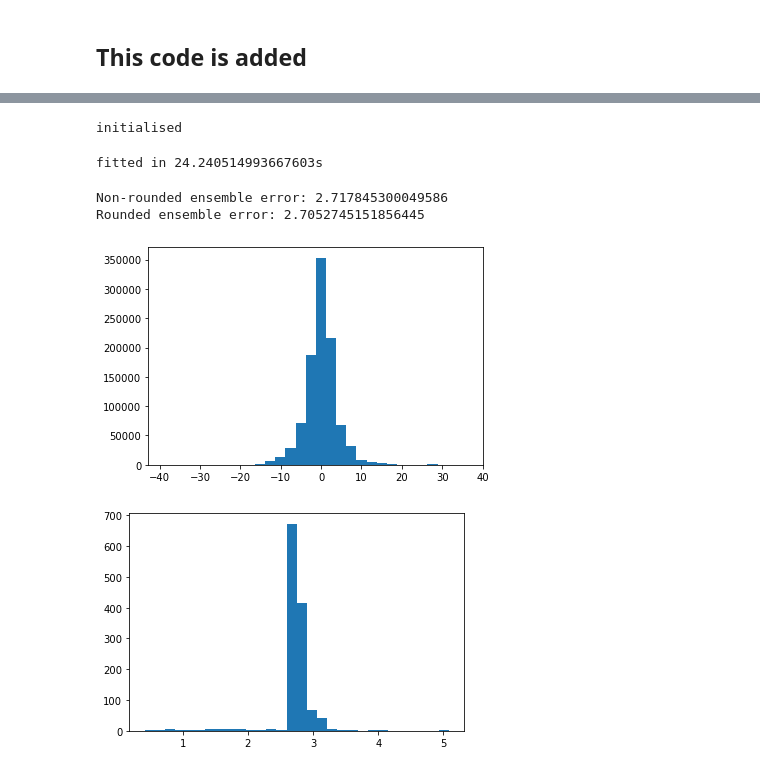
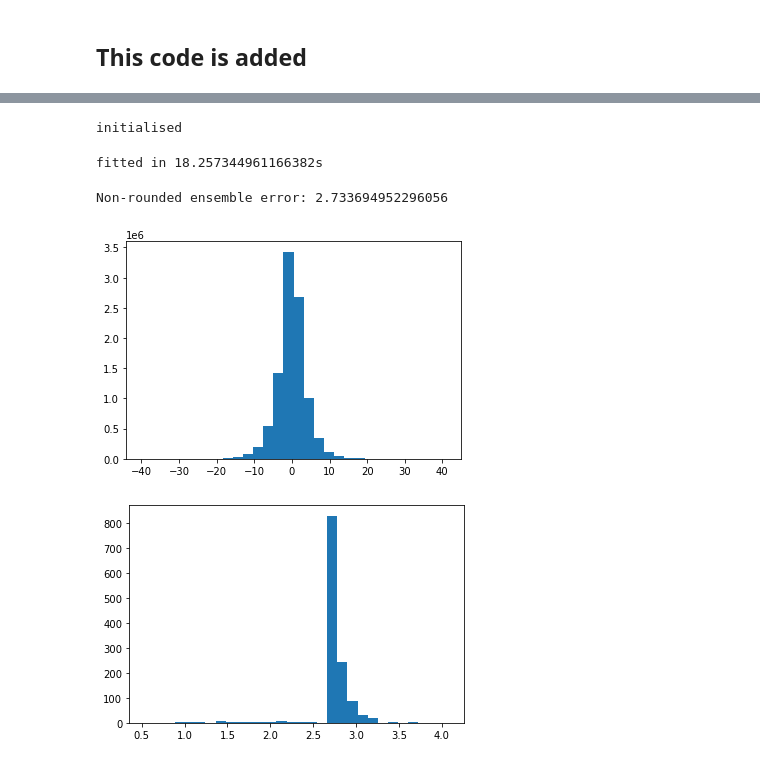
Before and after one commit to phillipSloan/MoreBikes, a Jupyter notebook: part_3.ipynb, the cells around one changed output, grey strips where cells are left out. Cells and saved outputs as stored; diff of their text form; code cells hidden in the pictures.

```diff
--- a/part_3.ipynb
+++ b/part_3.ipynb
@@ -179,6 +179,7 @@ train_docks_list = []
 val_docks_list = []
 
 scalers = []
+
 count = 0
 for i, path in enumerate(Path('./Train/Train').rglob('*.csv')):
     count += 1
@@ -191,11 +192,8 @@ for i, path in enumerate(Path('./Train/Train').rglob('*.csv')):
 
     tmp = tmp.dropna(axis='rows')
 
-    #print(tmp.columns)
-
-
     if i  not in  val_inds:
-        train, val = train_test_split(tmp, test_size=0.02)
+        train, val = train_test_split(tmp, test_size=0.2)
 
         train, train_docks = vectorise_dataframe(train)
         val, val_docks = vectorise_dataframe(val)
@@ -214,6 +212,7 @@ for i, path in enumerate(Path('./Train/Train').rglob('*.csv')):
         scalers.append(scaler)
 
         del tmp
+
     elif i == val_inds[0]:
         val_set = tmp.copy()
 
@@ -265,7 +244,7 @@ models = []
 
 for i in tqdm(range(len(trains))):
     #forest_boost = AdaBoostRegressor(n_estimators=400, random_state=0, learning_rate = 0.5)
-    forest_boost = RandomForestRegressor(n_estimators= 200, max_depth= 9)
+    forest_boost = RandomForestRegressor(n_estimators= 200, max_depth= 5)
     #forest_boost = GradientBoostingRegressor(n_estimators= 150, max_depth= 3, learning_rate= 0.1, loss="squared_error")#
     forest_boost.fit(trains[i].iloc[:,:-1].to_numpy(), trains[i]["bikes"].to_numpy())
 
@@ -273,29 +252,20 @@ for i in tqdm(range(len(trains))):
 print(f'fitted in {time() - start}s')
 # %% [output]
 initialised
-fitted in 24.240514993667603s
+fitted in 18.257344961166382s
 # %%
 # Adding all files into one DataFrame
-# converting weekdays into integers [1-7]
-def convert_weekdays(df):
-    df = df.replace(
-    ['Monday', 'Tuesday', 'Wednesday', 'Thursday', 'Friday', 'Saturday', 'Sunday'],
-    [1, 2, 3, 4, 5, 6, 7], inplace=True)
-
 
 df = []
 for i, path in enumerate(Path('./Train/Train').rglob('*.csv')):
     if i not in val_inds:
         tmp = pd.read_csv(path)
-        # comment next line if not averaging NaNs
-        # show_nans(tmp)
-        #replace_nan(tmp)
         tmp = tmp.dropna(axis='rows')
         df.append(tmp)
 
 df = pd.concat(df, ignore_index=True)
 
-train, val = train_test_split(df, test_size=0.02)
+train, val = train_test_split(df, test_size=0.2)
 
 train, train_docks = vectorise_dataframe(train)
 val, val_docks = vectorise_dataframe(val)
@@ -352,30 +316,27 @@ for path in Path('./Models/Models').rglob('*.csv'):
 # %%
 import matplotlib.pyplot as plt
 
-#errors = []
-rounded_errors = []
+
+errors = []
 y_pred = []
 y_gold = []
 
 for i in tqdm(range(len(vals))):
     errors.append(score_abs_error(models[i], vals[i], val_docks_list[i]))
-    rounded_errors.append(score_abs_error(models[i], vals[i], val_docks_list[i], round_ = True))
 
     pred = list(models[i].predict(vals[i].iloc[:, :-1].to_numpy()))# * val_docks_list[i])
 
     y_pred = y_pred + pred
 
     y_gold = y_gold + list(vals[i]["bikes"])# * val_docks_list[i])
 
 print(f'Non-rounded ensemble error: {np.mean(errors)}')
-print(f'Rounded ensemble error: {np.mean(rounded_errors)}')
 
 plt.hist(np.array(y_pred) - np.array(y_gold), bins=30)
 plt.show()
 plt.hist(errors, bins=30)
 plt.show()
 # %% [output]
-Non-rounded ensemble error: 2.717845300049586
-Rounded ensemble error: 2.7052745151856445
+Non-rounded ensemble error: 2.733694952296056
-[figure, old version]
+[figure, new version]
-[figure, old version]
+[figure, new version]
```
Also changed, not shown: parts of 14 cells of this notebook, 18 other files.
